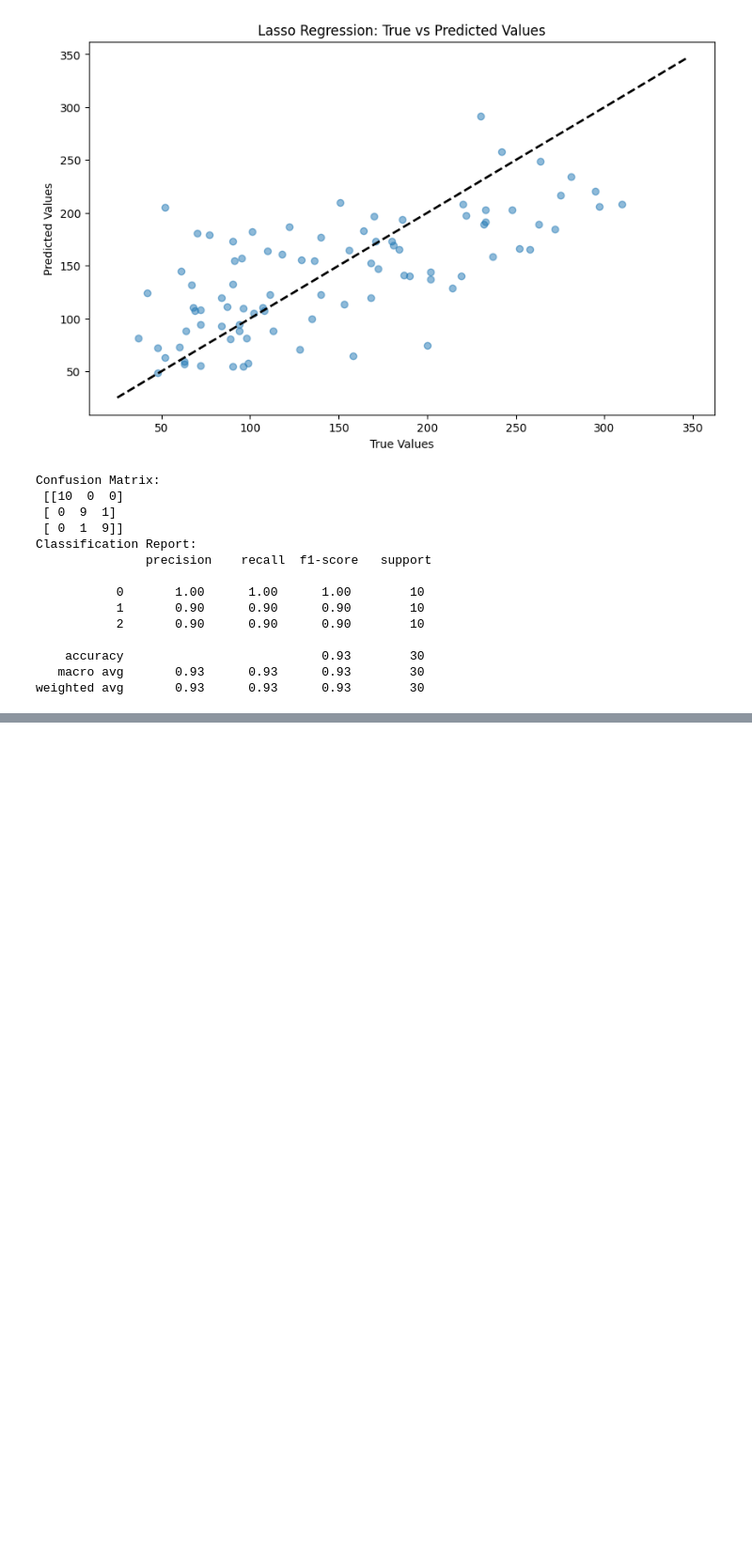
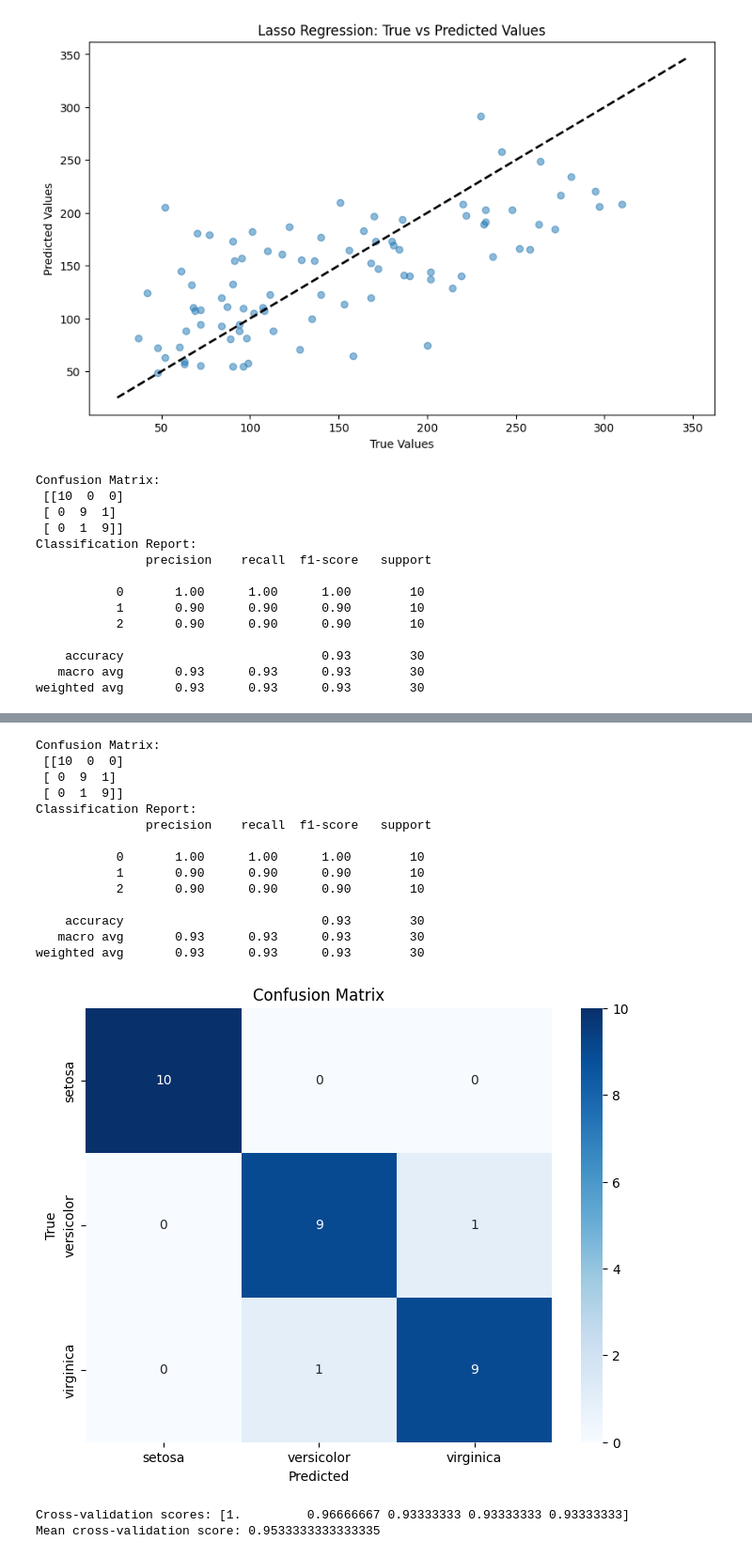
Before and after one commit to vinitvijal/Testing, a Jupyter notebook: P.ipynb, the cells around one changed output, grey strips where cells are left out. Shown at 94% size. Cells and saved outputs as stored; diff of their text form; code cells hidden in the pictures; blank space fills up the shorter version.

```diff
--- a/P.ipynb
+++ b/P.ipynb
@@ -389,0 +585,71 @@ weighted avg       0.93      0.93      0.93        30
+# %%
+# Decision Tree Classifier with K Fold Cross Validation
+from sklearn.datasets import load_iris
+from sklearn.model_selection import train_test_split, KFold
+from sklearn.tree import DecisionTreeClassifier
+from sklearn.metrics import accuracy_score, confusion_matrix, classification_report
+import pandas as pd
+import numpy as np
+import matplotlib.pyplot as plt
+import seaborn as sns
+from sklearn.metrics import roc_curve, auc
+from sklearn.metrics import RocCurveDisplay
+from sklearn.metrics import accuracy_score, confusion_matrix, classification_report
+from sklearn.model_selection import cross_val_score
+
+# Load the dataset
+iris = load_iris()
+X = pd.DataFrame(iris.data, columns=iris.feature_names)
+y = pd.Series(iris.target, name='species')
+
+# Split the data into training and testing sets
+X_train, X_test, y_train, y_test = train_test_split(
+    X, y,
+    test_size=0.2,     # 80% train, 20% test
+    stratify=y,
+    random_state=42
+)
+
+# Create a Decision Tree classifier
+dtc = DecisionTreeClassifier(random_state=42)
+# Fit the model
+dtc.fit(X_train, y_train)
+y_pred = dtc.predict(X_test)
+# Calculate metrics
+accuracy = accuracy_score(y_test, y_pred)
+cm = confusion_matrix(y_test, y_pred)
+classification_report = classification_report(y_test, y_pred)
+print("Confusion Matrix:\n", cm)
+print("Classification Report:\n", classification_report)
+
+# Plotting the confusion matrix
+plt.figure(figsize=(8, 6))
+sns.heatmap(cm, annot=True, fmt='d', cmap='Blues', xticklabels=iris.target_names, yticklabels=iris.target_names)
+plt.title('Confusion Matrix')
+plt.xlabel('Predicted')
+plt.ylabel('True')
+plt.show()
+
+# K Fold Cross Validation
+kf = KFold(n_splits=5, shuffle=True, random_state=42)
+cv_scores = cross_val_score(dtc, X, y, cv=kf)
+print("Cross-validation scores:", cv_scores)
+print("Mean cross-validation score:", np.mean(cv_scores))
+# %% [output]
+Confusion Matrix:
+ [[10  0  0]
+ [ 0  9  1]
+ [ 0  1  9]]
+Classification Report:
+               precision    recall  f1-score   support
+
+           0       1.00      1.00      1.00        10
+           1       0.90      0.90      0.90        10
+           2       0.90      0.90      0.90        10
+
+    accuracy                           0.93        30
+   macro avg       0.93      0.93      0.93        30
+weighted avg       0.93      0.93      0.93        30
+[figure, added]
+Cross-validation scores: [1.         0.96666667 0.93333333 0.93333333 0.93333333]
+Mean cross-validation score: 0.9533333333333335
```
Also changed, not shown: parts of 4 cells of this notebook.
